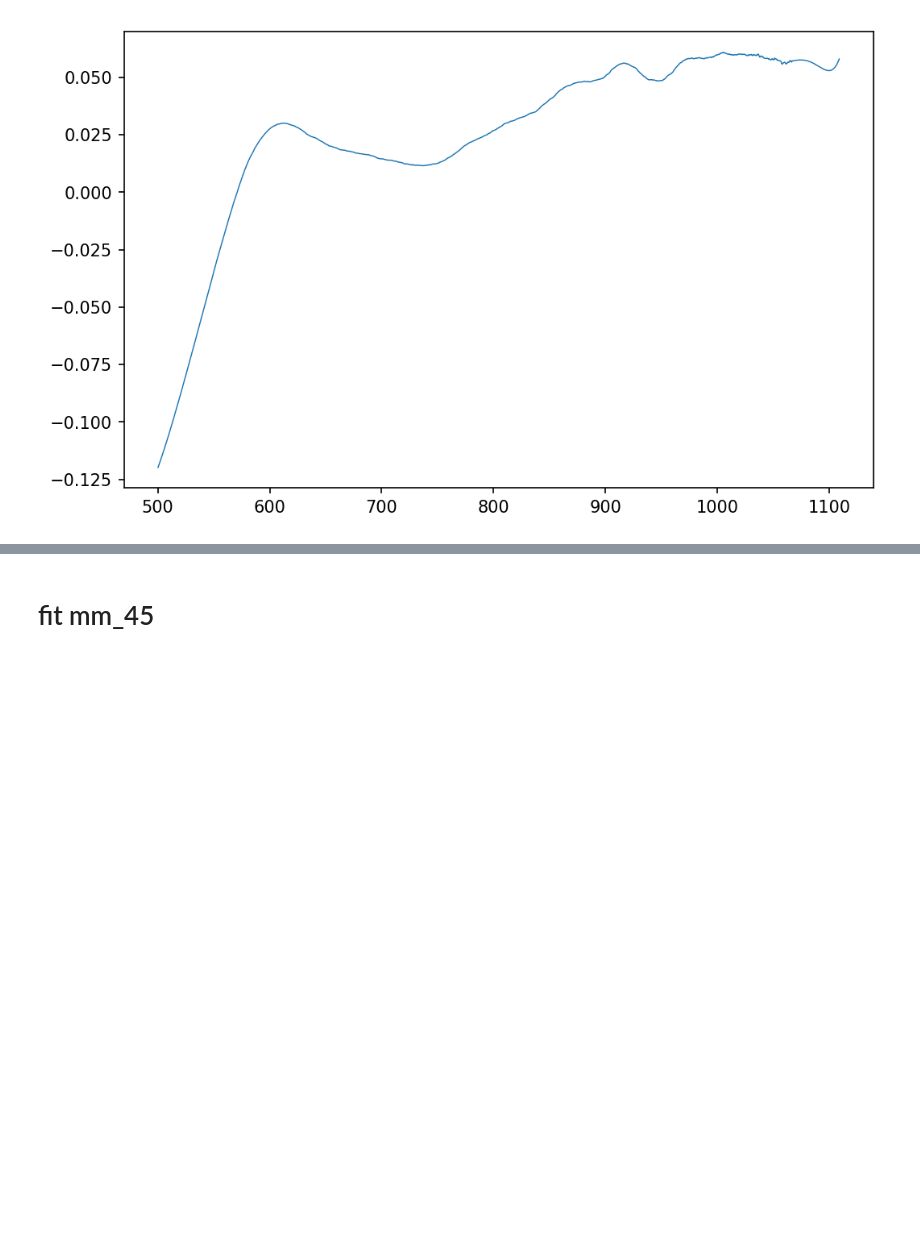
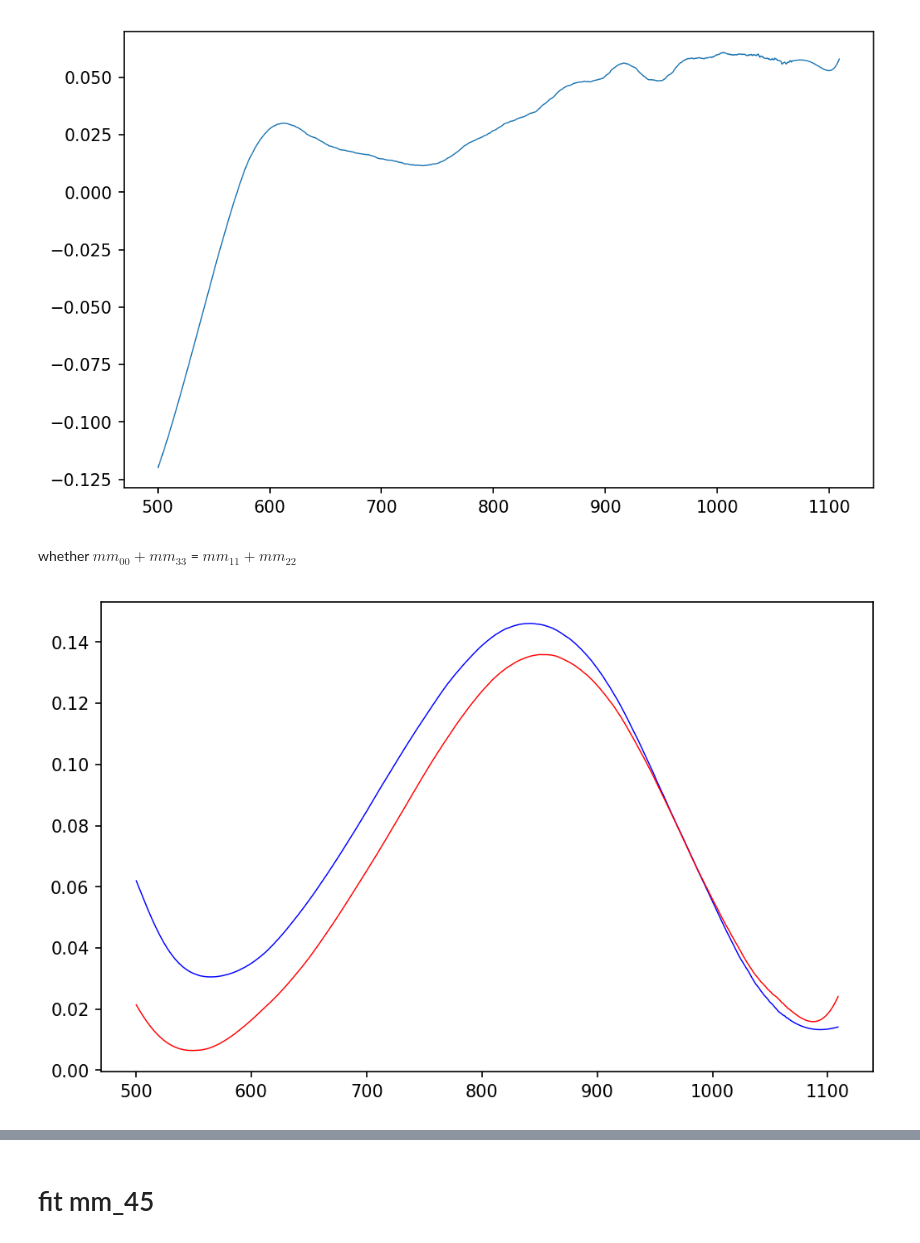
Before and after one commit to kouui/DSTHorizontalSpectroPolarimeter, a Jupyter notebook: calibration/homework_20180410_mmsp2.ipynb, the cells around one changed output, grey strips where cells are left out. Saved outputs shown, nothing was run; the diff lists cells and outputs as text; code cells hidden in the pictures; blank space fills up the shorter version.

```diff
--- a/calibration/homework_20180410_mmsp2.ipynb
+++ b/calibration/homework_20180410_mmsp2.ipynb
@@ -297,3 +297,11 @@ fig, ax = plt.subplots(1,1, figsize=(8,5), dpi=150)
 ax.plot(wlFilter, m01_m_m10, '-', linewidth=0.7);
 # %% [output]
 [figure]
+# %% [markdown]
+whether ${mm}_{00}+{mm}_{33}$ = ${mm}_{11}+{mm}_{22}$
+# %%
+fig, ax = plt.subplots(1,1, figsize=(8,5), dpi=150)
+ax.plot(wlFilter, mmFilter[:,0,0] + mmFilter[:,3,3], '-b', linewidth=0.7);
+ax.plot(wlFilter, mmFilter[:,1,1] + mmFilter[:,2,2], '-r', linewidth=0.7);
+# %% [output]
+[figure, added]
```
Also changed, not shown: parts of 11 cells of this notebook.
